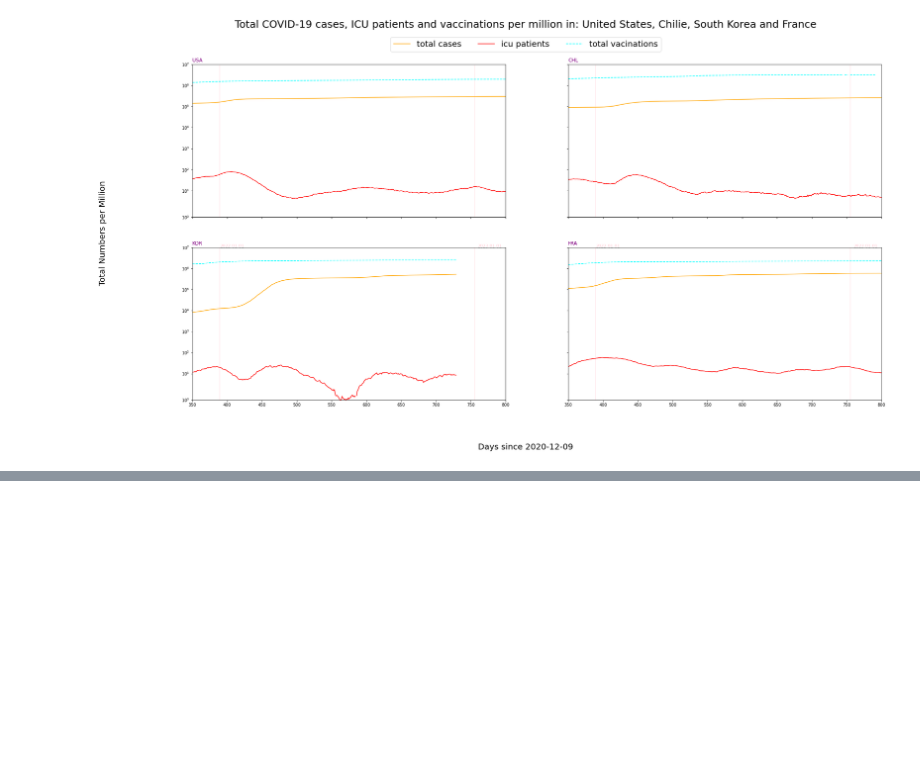
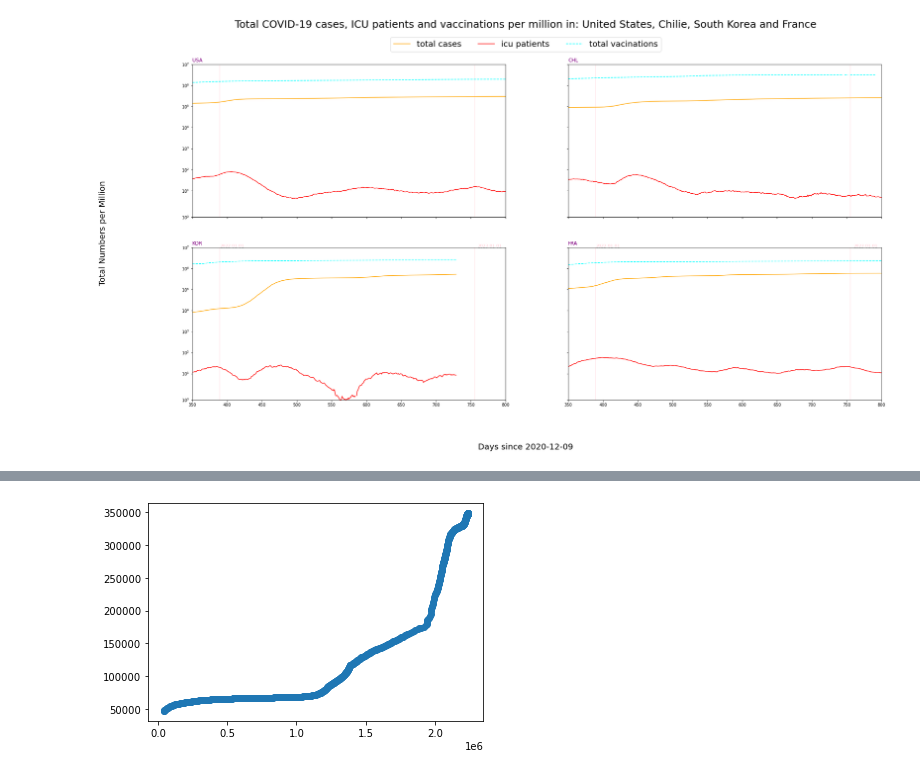
Before and after one commit to tubbsyal/BEE2024_p3, a Jupyter notebook: Part3_1Notebook.ipynb, the cells around one changed output, grey strips where cells are left out. Cells and saved outputs as stored; diff of their text form; code cells hidden in the pictures; blank space fills up the shorter version.

```diff
--- a/Part3_1Notebook.ipynb
+++ b/Part3_1Notebook.ipynb
@@ -304,0 +255,5 @@ plt.show()
+# %%
+plt.scatter(dfb.total_vaccinations_per_million,dfb.total_cases_per_million)
+plt.show()
+# %% [output]
+[figure, added]
```
Also changed, not shown: parts of 17 cells of this notebook.
